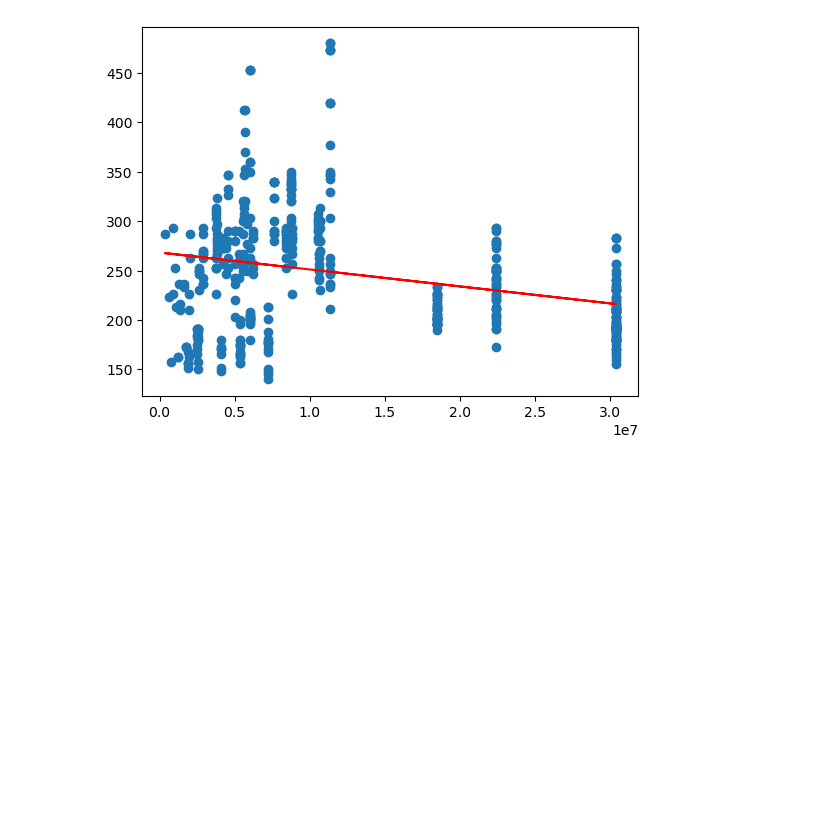
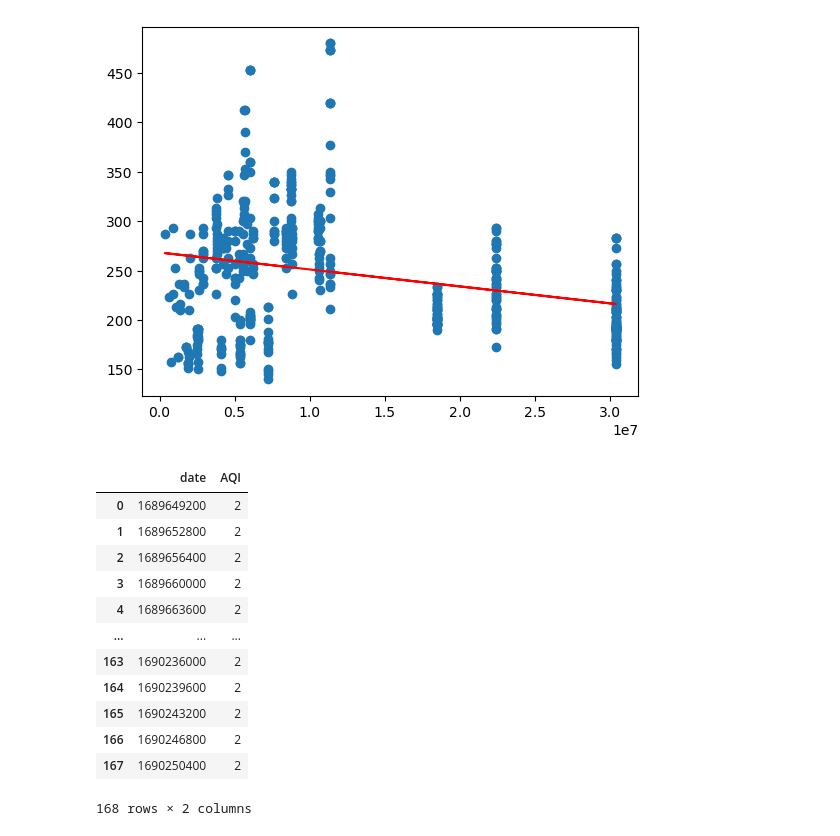
Before and after one commit to JayashreeKotte/Project-1, a Jupyter notebook: city_analysis_2023.ipynb, the cells around one changed output. Saved outputs shown, nothing was run; the diff lists cells and outputs as text; code cells hidden in the pictures; blank space fills up the shorter version.

```diff
--- a/city_analysis_2023.ipynb
+++ b/city_analysis_2023.ipynb
@@ -406,3 +406,49 @@ plt.show()
 The r-squared is: 0.07757551808967399
 The correlation between both factors is -0.28
 [figure]
+# %%
+# Getting the Air Pollution data for the past week in New York
+
+datetime = []
+aqi = []
+
+base_url = "http://api.openweathermap.org/data/2.5/air_pollution/history?"
+
+lat = 40.6943
+lon = -73.9249
+
+start = 1689648376
+end = 1690253176
+
+params = {"start":start,
+          "end": end,
+          "lat": lat,
+          "lon": lon,
+          "appid":api_key}
+
+
+response = requests.get(base_url, params=params)
+data = response.json()
+
+
+for date in data["list"]:
+    datetime.append(date["dt"])
+    aqi.append(date["main"]["aqi"])
+# %%
+time_df = pd.DataFrame({"date": datetime, "AQI": aqi})
+
+time_df
+# %% [output]
+|  | date | AQI |
+| 0 | 1689649200 | 2 |
+| 1 | 1689652800 | 2 |
+| 2 | 1689656400 | 2 |
+| 3 | 1689660000 | 2 |
+| 4 | 1689663600 | 2 |
+| ... | ... | ... |
+| 163 | 1690236000 | 2 |
+| 164 | 1690239600 | 2 |
+| 165 | 1690243200 | 2 |
+| 166 | 1690246800 | 2 |
+| 167 | 1690250400 | 2 |
+168 rows × 2 columns
```
Also changed, not shown: parts of 7 cells of this notebook.
